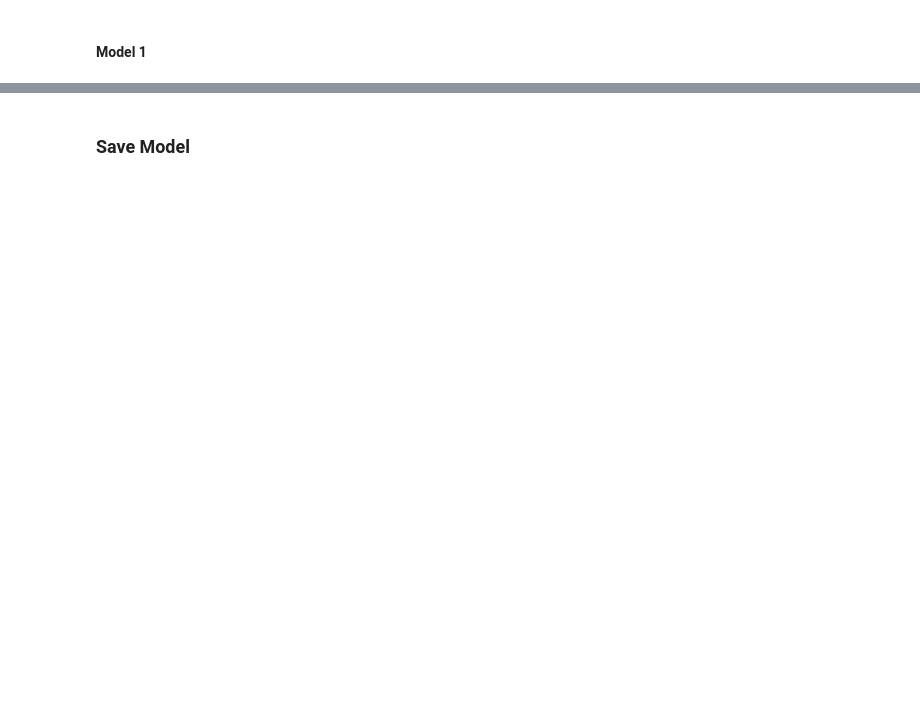
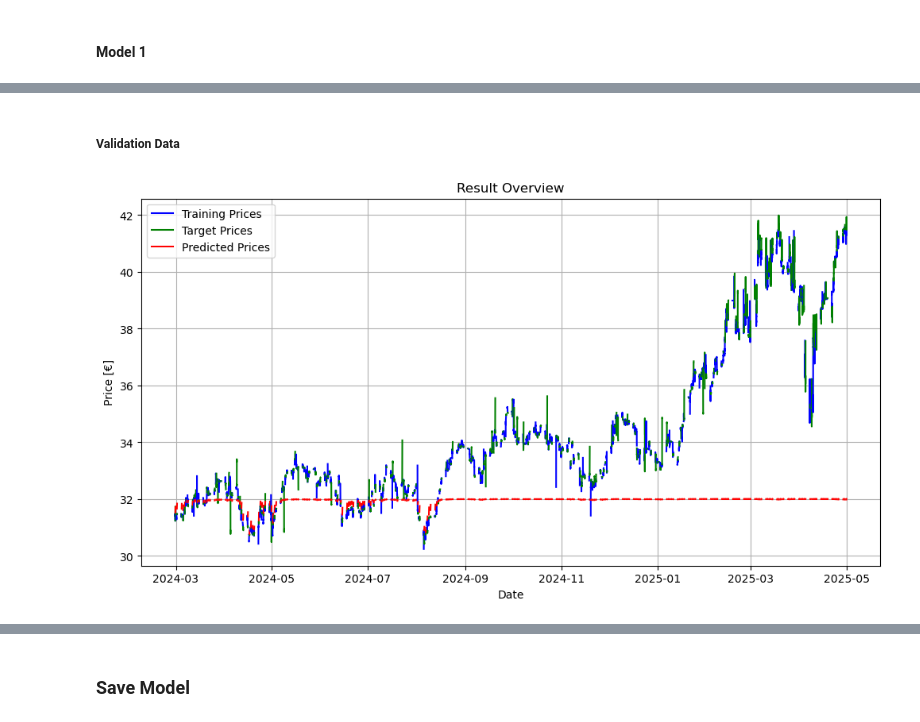
Before and after one commit to paulruesing/hybrid-rl-index-trading, a Jupyter notebook: notebooks/predictor_dev.ipynb, the cells around one changed output, grey strips where cells are left out. Cells and saved outputs as stored; diff of their text form; code cells hidden in the pictures; blank space fills up the shorter version.

```diff
--- a/notebooks/predictor_dev.ipynb
+++ b/notebooks/predictor_dev.ipynb
@@ -575,0 +613,7 @@ ax.legend()
+# %% [markdown]
+##### Validation Data
+# %%
+plot_prediction_overview(X_dates_val, X_val, Y_dates_val, Y_val, predictions_val,
+                         )
+# %% [output]
+[figure, added]
```
Also changed, not shown: parts of 28 cells of this notebook.
